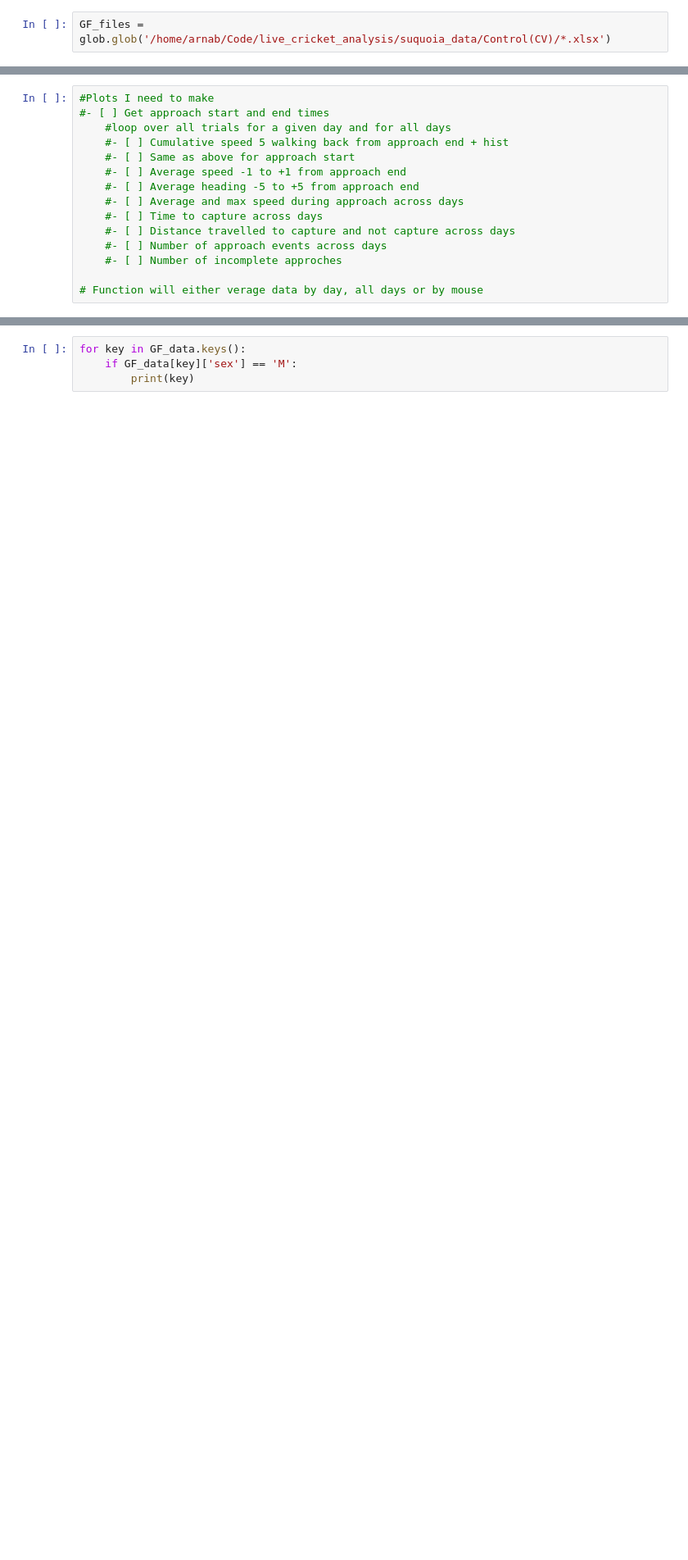
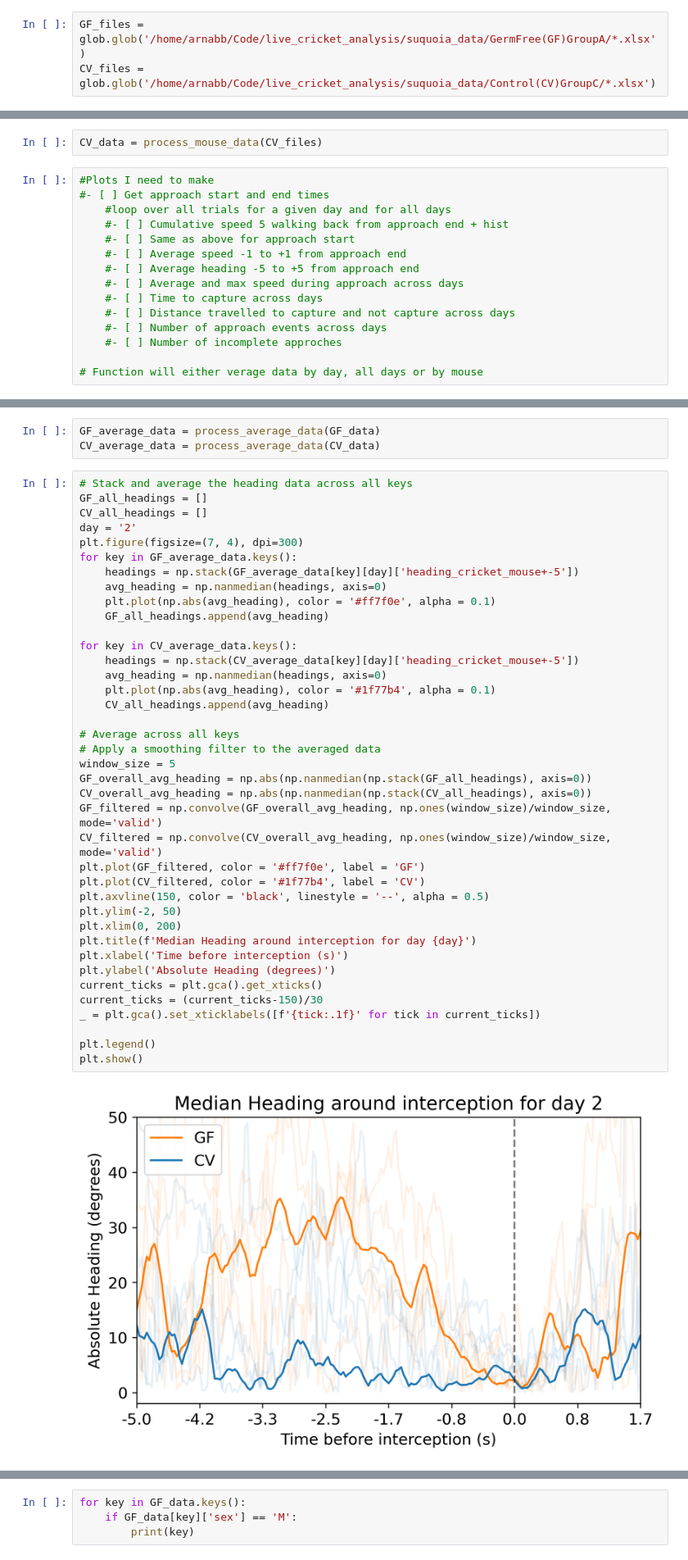
Before and after one commit to arnabiswas/live_cricket_analysis, a Jupyter notebook: analysis_notebook.ipynb, the cells around one changed output, grey strips where cells are left out. Shown at 82% size. Saved outputs shown, nothing was run; the diff lists cells and outputs as text; blank space fills up the shorter version.

Commit message:
BLD: update plots

```diff
--- a/analysis_notebook.ipynb
+++ b/analysis_notebook.ipynb
@@ -214,4 +214,5 @@ plt.show()
 # %% [output]
 [figure]
 # %%
-GF_files = glob.glob('/home/arnab/Code/live_cricket_analysis/suquoia_data/Control(CV)/*.xlsx')
+GF_files = glob.glob('/home/arnabb/Code/live_cricket_analysis/suquoia_data/GermFree(GF)GroupA/*.xlsx')
+CV_files = glob.glob('/home/arnabb/Code/live_cricket_analysis/suquoia_data/Control(CV)GroupC/*.xlsx')
@@ -303,3 +314,5 @@ for file in GF_files:
+# %%
+CV_data = process_mouse_data(CV_files)
 # %%
 #Plots I need to make
 #- [ ] Get approach start and end times
@@ -375,0 +524,44 @@ GF_average_data['A-1-M-1']['mouse_speed']
+# %%
+GF_average_data = process_average_data(GF_data)
+CV_average_data = process_average_data(CV_data)
+# %%
+# Stack and average the heading data across all keys
+GF_all_headings = []
+CV_all_headings = []
+day = '2'
+plt.figure(figsize=(7, 4), dpi=300)
+for key in GF_average_data.keys():
+    headings = np.stack(GF_average_data[key][day]['heading_cricket_mouse+-5'])
+    avg_heading = np.nanmedian(headings, axis=0)
+    plt.plot(np.abs(avg_heading), color = '#ff7f0e', alpha = 0.1)
+    GF_all_headings.append(avg_heading)
+
+for key in CV_average_data.keys():
+    headings = np.stack(CV_average_data[key][day]['heading_cricket_mouse+-5'])
+    avg_heading = np.nanmedian(headings, axis=0)
+    plt.plot(np.abs(avg_heading), color = '#1f77b4', alpha = 0.1)
+    CV_all_headings.append(avg_heading)
+
+# Average across all keys
+# Apply a smoothing filter to the averaged data
+window_size = 5
+GF_overall_avg_heading = np.abs(np.nanmedian(np.stack(GF_all_headings), axis=0))
+CV_overall_avg_heading = np.abs(np.nanmedian(np.stack(CV_all_headings), axis=0))
+GF_filtered = np.convolve(GF_overall_avg_heading, np.ones(window_size)/window_size, mode='valid')
+CV_filtered = np.convolve(CV_overall_avg_heading, np.ones(window_size)/window_size, mode='valid')
+plt.plot(GF_filtered, color = '#ff7f0e', label = 'GF')
+plt.plot(CV_filtered, color = '#1f77b4', label = 'CV')
+plt.axvline(150, color = 'black', linestyle = '--', alpha = 0.5)
+plt.ylim(-2, 50)
+plt.xlim(0, 200)
+plt.title(f'Median Heading around interception for day {day}')
+plt.xlabel('Time before interception (s)')
+plt.ylabel('Absolute Heading (degrees)')
+current_ticks = plt.gca().get_xticks()
+current_ticks = (current_ticks-150)/30
+_ = plt.gca().set_xticklabels([f'{tick:.1f}' for tick in current_ticks])
+
+plt.legend()
+plt.show()
+# %% [output]
+[figure, added]
```
Also changed, not shown: parts of 22 cells of this notebook.
